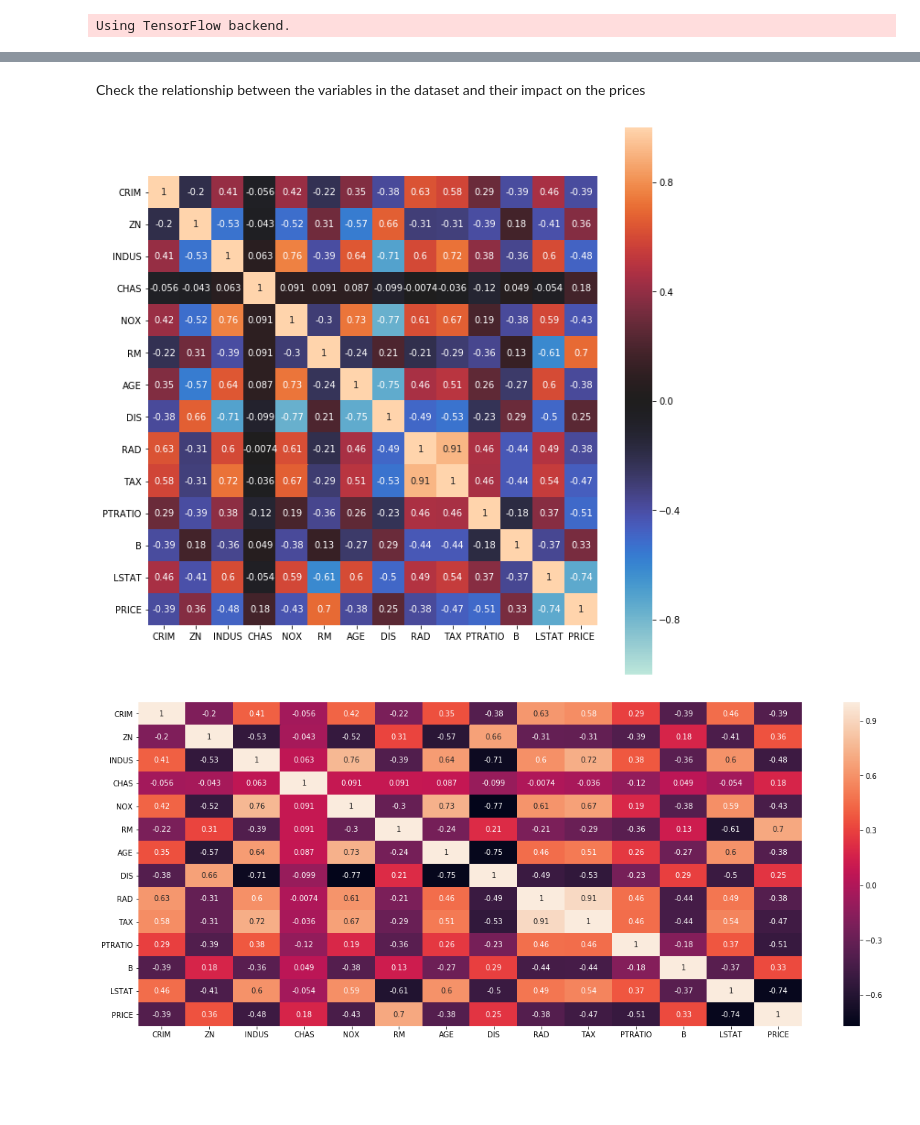
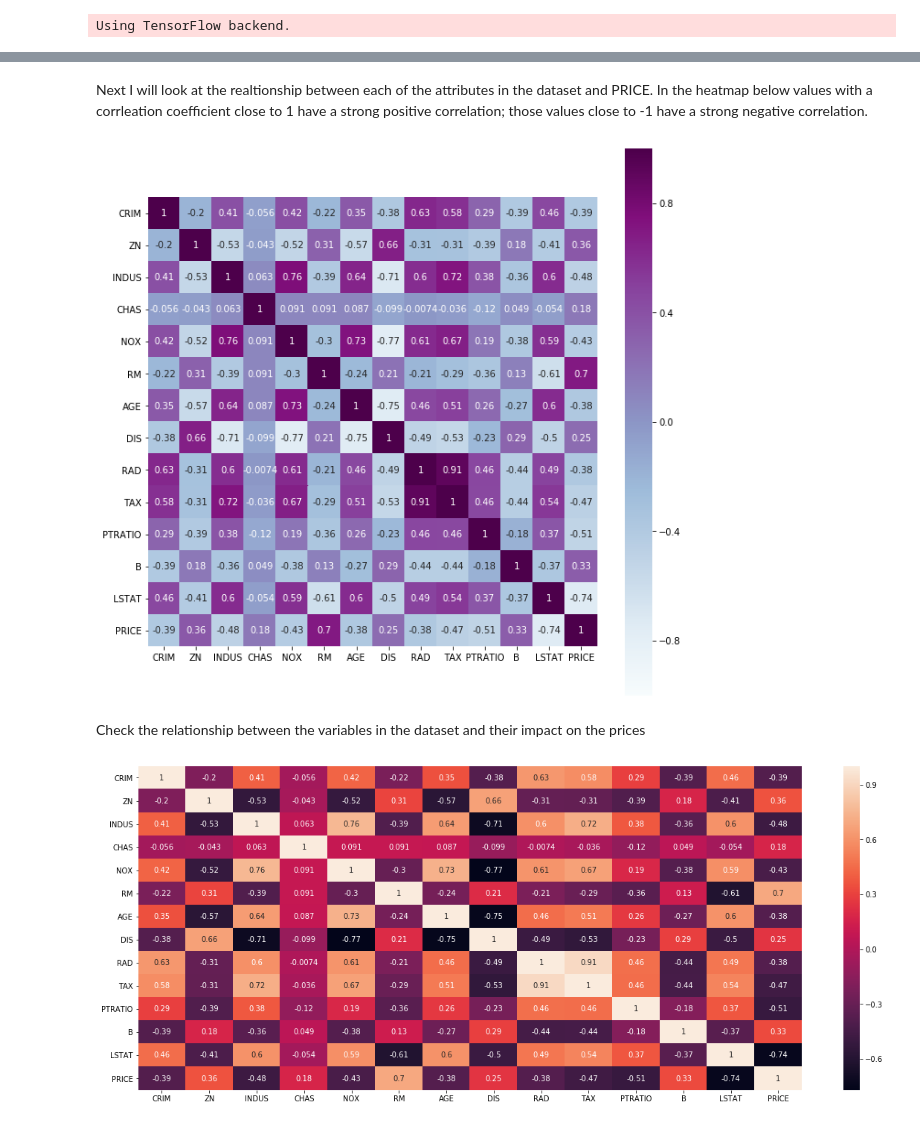
Before and after one commit to jobur123/MLProjectNov19, a Jupyter notebook: Boston House Prices.ipynb, the cells around one changed output, grey strips where cells are left out. Saved outputs shown, nothing was run; the diff lists cells and outputs as text; code cells hidden in the pictures; blank space fills up the shorter version.

```diff
--- a/Boston House Prices.ipynb
+++ b/Boston House Prices.ipynb
@@ -121,0 +152,8 @@ array([[<matplotlib.axes._subplots.AxesSubplot object at 0x...>,
+# %% [markdown]
+Next I will look at the realtionship between each of the attributes in the dataset and PRICE. In the heatmap below values with a corrleation coefficient close to 1 have a strong positive correlation; those values close to -1 have a strong negative correlation.
+# %%
+corr = boston.corr()
+plt.figure(figsize=(11,11))
+ax = sns.heatmap(corr, annot=True,vmin=-1, vmax=1, cmap='BuPu', center=0,square=True, xticklabels=corr.columns.values,yticklabels=corr.columns.values )
+# %% [output]
+[figure, added]
@@ -122,11 +166,5 @@ array([[<matplotlib.axes._subplots.AxesSubplot object at 0x...>,
 # %% [markdown]
 Check the relationship between the variables in the dataset and their impact on the prices
-# %%
-corr = boston.corr()
-plt.figure(figsize=(11,11))
-ax = sns.heatmap(corr, annot=True,vmin=-1, vmax=1, center=0,square=True, xticklabels=corr.columns.values,yticklabels=corr.columns.values )
-# %% [output]
-[figure, removed]
 # %%
 fig, ax = plt.subplots(figsize=(20, 8))
 sns.heatmap(corr,
```
Also changed, not shown: parts of 40 cells of this notebook.
